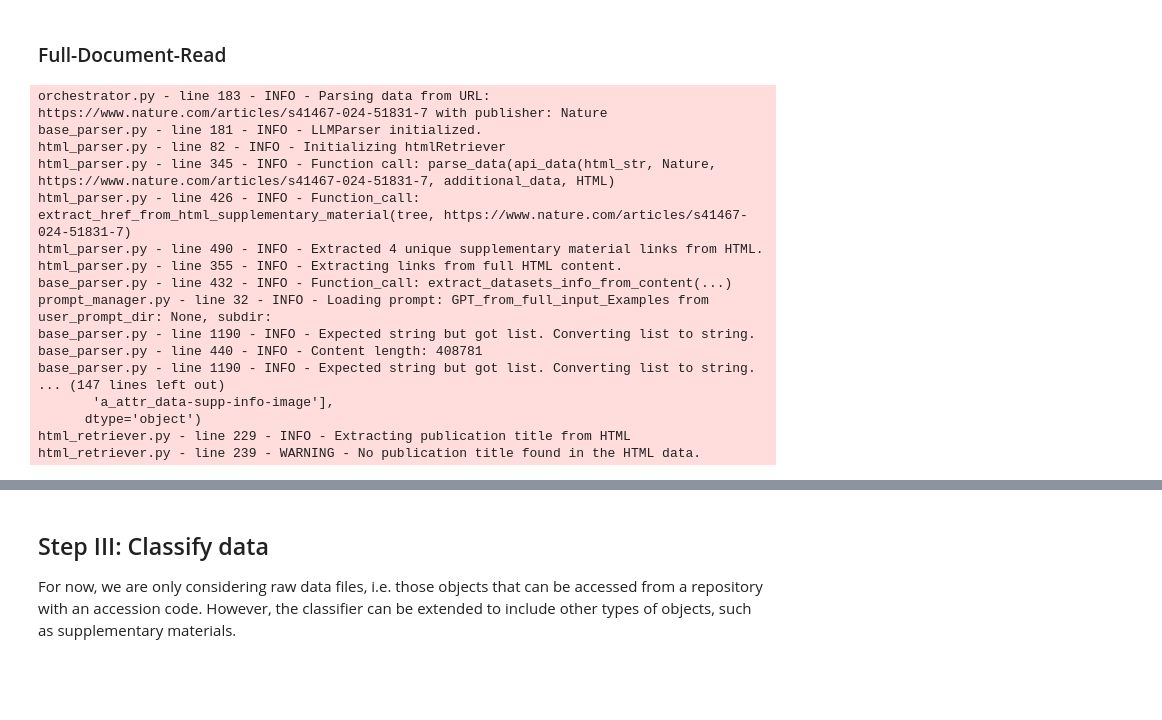
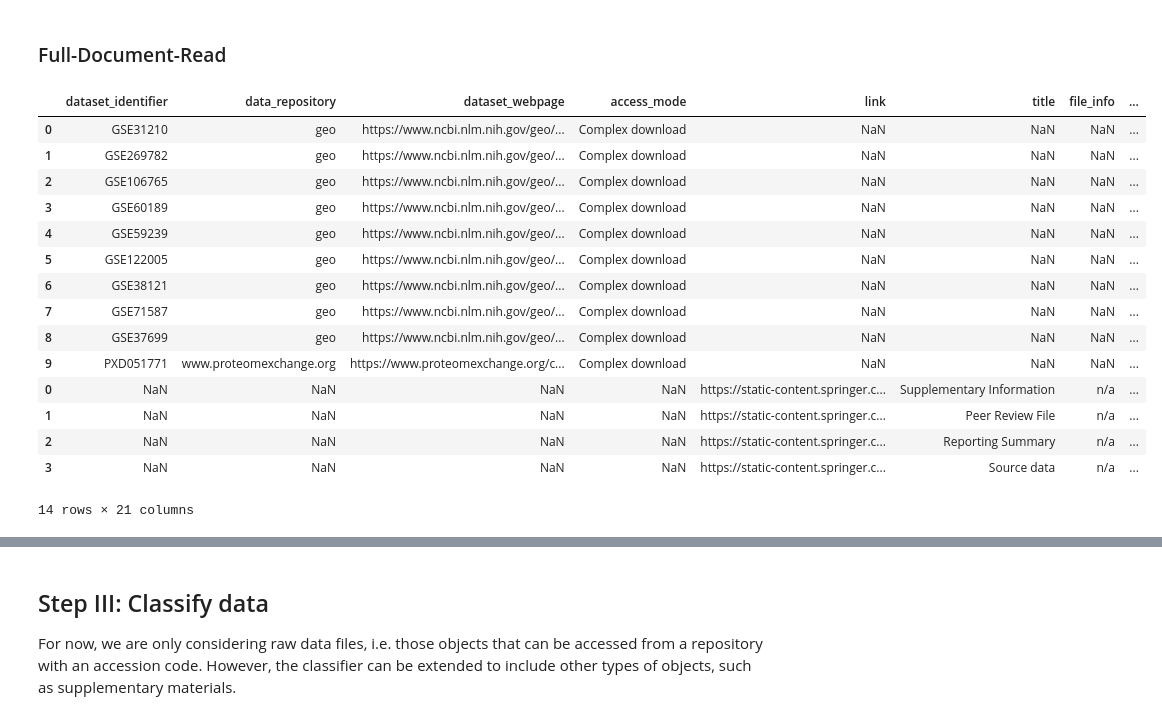
Before and after one commit to VIDA-NYU/data-gatherer, a Jupyter notebook: docs/example_notebook.ipynb, the cells around one changed output, grey strips where cells are left out. Cells and saved outputs as stored; diff of their text form; code cells hidden in the pictures; blank space fills up the shorter version.

```diff
--- a/docs/example_notebook.ipynb
+++ b/docs/example_notebook.ipynb
@@ -219,22 +118,22 @@ html_retriever.py - line 239 - WARNING - No publication title found in the HTML
 # %% [markdown]
 ### Full-Document-Read
 # %%
-results_FDR = data_gatherer.parse_data(API_unsupported_input, fetched_data[API_unsupported_input], publisher="Nature", prompt_name="GPT_from_full_input_Examples", full_document_read=True, raw_data_format="HTML")
+results_FDR = data_gatherer.parse_data(API_unsupported_input, raw_html, publisher="Nature", prompt_name="GPT_from_full_input_Examples", full_document_read=True, raw_data_format="HTML")
+results_FDR
 # %% [output]
+|  | dataset_identifier | data_repository | dataset_webpage | access_mode | link | title | file_info | ... |
+| 0 | GSE31210 | geo | https://www.ncbi.nlm.nih.gov/geo/... | Complex download | NaN | NaN | NaN | ... |
+| 1 | GSE269782 | geo | https://www.ncbi.nlm.nih.gov/geo/... | Complex download | NaN | NaN | NaN | ... |
+| 2 | GSE106765 | geo | https://www.ncbi.nlm.nih.gov/geo/... | Complex download | NaN | NaN | NaN | ... |
+| 3 | GSE60189 | geo | https://www.ncbi.nlm.nih.gov/geo/... | Complex download | NaN | NaN | NaN | ... |
+| 4 | GSE59239 | geo | https://www.ncbi.nlm.nih.gov/geo/... | Complex download | NaN | NaN | NaN | ... |
+| 5 | GSE122005 | geo | https://www.ncbi.nlm.nih.gov/geo/... | Complex download | NaN | NaN | NaN | ... |
+| 6 | GSE38121 | geo | https://www.ncbi.nlm.nih.gov/geo/... | Complex download | NaN | NaN | NaN | ... |
+| 7 | GSE71587 | geo | https://www.ncbi.nlm.nih.gov/geo/... | Complex download | NaN | NaN | NaN | ... |
+| 8 | GSE37699 | geo | https://www.ncbi.nlm.nih.gov/geo/... | Complex download | NaN | NaN | NaN | ... |
+| 9 | PXD051771 | www.proteomexchange.org | https://www.proteomexchange.org/c... | Complex download | NaN | NaN | NaN | ... |
+| 0 | NaN | NaN | NaN | NaN | https://static-content.springer.c... | Supplementary Information | n/a | ... |
+| 1 | NaN | NaN | NaN | NaN | https://static-content.springer.c... | Peer Review File | n/a | ... |
+| 2 | NaN | NaN | NaN | NaN | https://static-content.springer.c... | Reporting Summary | n/a | ... |
+| 3 | NaN | NaN | NaN | NaN | https://static-content.springer.c... | Source data | n/a | ... |
-orchestrator.py - line 183 - INFO - Parsing data from URL: https://www.nature.com/articles/s41467-024-51831-7 with publisher: Nature
-base_parser.py - line 181 - INFO - LLMParser initialized.
-html_parser.py - line 82 - INFO - Initializing htmlRetriever
-html_parser.py - line 345 - INFO - Function call: parse_data(api_data(html_str, Nature, https://www.nature.com/articles/s41467-024-51831-7, additional_data, HTML)
-html_parser.py - line 426 - INFO - Function_call: extract_href_from_html_supplementary_material(tree, https://www.nature.com/articles/s41467-024-51831-7)
-html_parser.py - line 490 - INFO - Extracted 4 unique supplementary material links from HTML.
-html_parser.py - line 355 - INFO - Extracting links from full HTML content.
-base_parser.py - line 432 - INFO - Function_call: extract_datasets_info_from_content(...)
-prompt_manager.py - line 32 - INFO - Loading prompt: GPT_from_full_input_Examples from user_prompt_dir: None, subdir:
-base_parser.py - line 1190 - INFO - Expected string but got list. Converting list to string.
-base_parser.py - line 440 - INFO - Content length: 408781
-base_parser.py - line 1190 - INFO - Expected string but got list. Converting list to string.
-... (147 lines left out)
-       'a_attr_data-supp-info-image'],
-      dtype='object')
-html_retriever.py - line 229 - INFO - Extracting publication title from HTML
-html_retriever.py - line 239 - WARNING - No publication title found in the HTML data.
+14 rows × 21 columns
```
Also changed, not shown: parts of 18 cells of this notebook.
